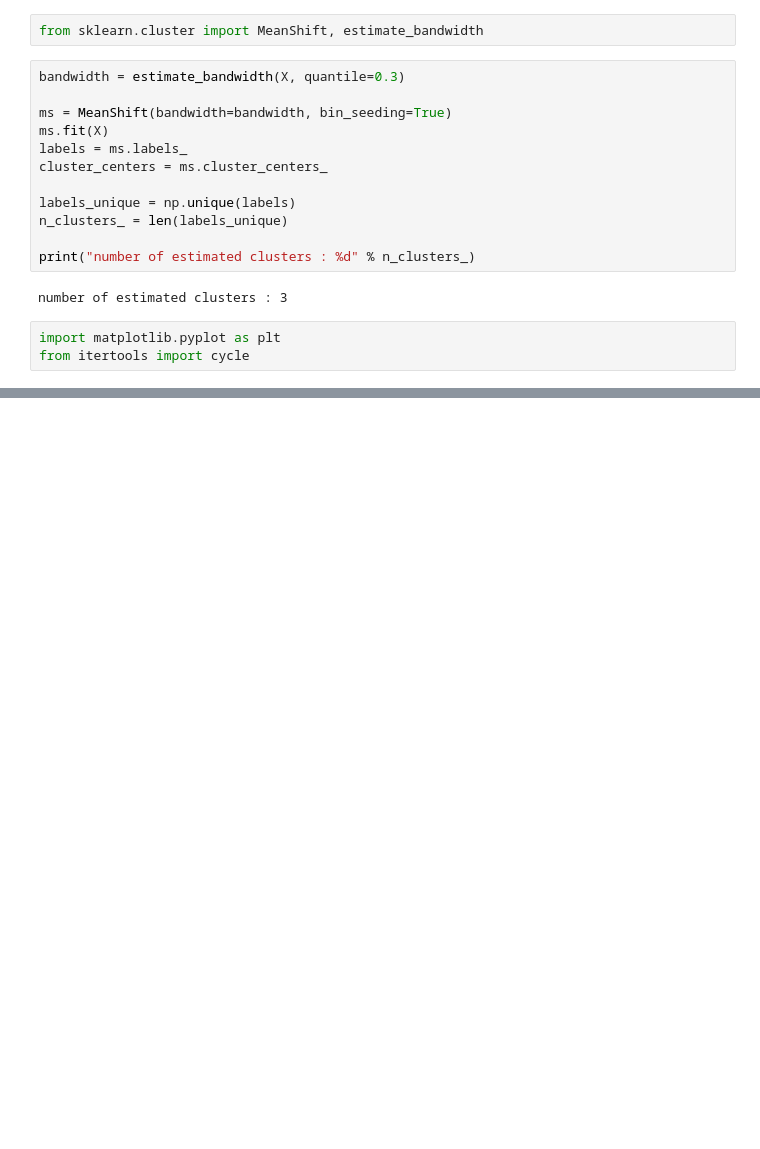
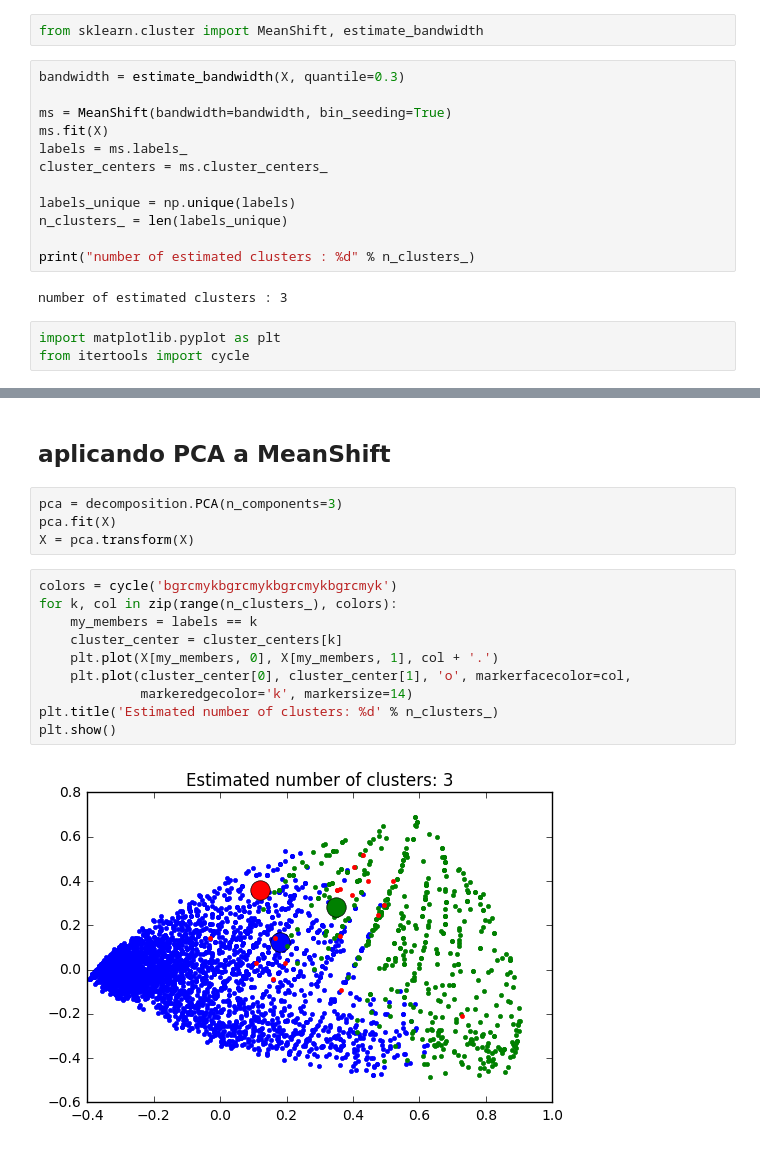
Before and after one commit to HectorCeja/ETL-extract-transform-load, a Jupyter notebook: cleaning viviendas/clustering.ipynb, the cells around one changed output, grey strips where cells are left out. Saved outputs shown, nothing was run; the diff lists cells and outputs as text; blank space fills up the shorter version.

Commit message:
aplicando PCA

```diff
--- a/cleaning viviendas/clustering.ipynb
+++ b/cleaning viviendas/clustering.ipynb
@@ -141,0 +198,18 @@ plt.show()
+# %% [markdown]
+## aplicando PCA a MeanShift
+# %%
+pca = decomposition.PCA(n_components=3)
+pca.fit(X)
+X = pca.transform(X)
+# %%
+colors = cycle('bgrcmykbgrcmykbgrcmykbgrcmyk')
+for k, col in zip(range(n_clusters_), colors):
+    my_members = labels == k
+    cluster_center = cluster_centers[k]
+    plt.plot(X[my_members, 0], X[my_members, 1], col + '.')
+    plt.plot(cluster_center[0], cluster_center[1], 'o', markerfacecolor=col,
+             markeredgecolor='k', markersize=14)
+plt.title('Estimated number of clusters: %d' % n_clusters_)
+plt.show()
+# %% [output]
+[figure, added]
```
Also changed, not shown: parts of 8 cells of this notebook.
